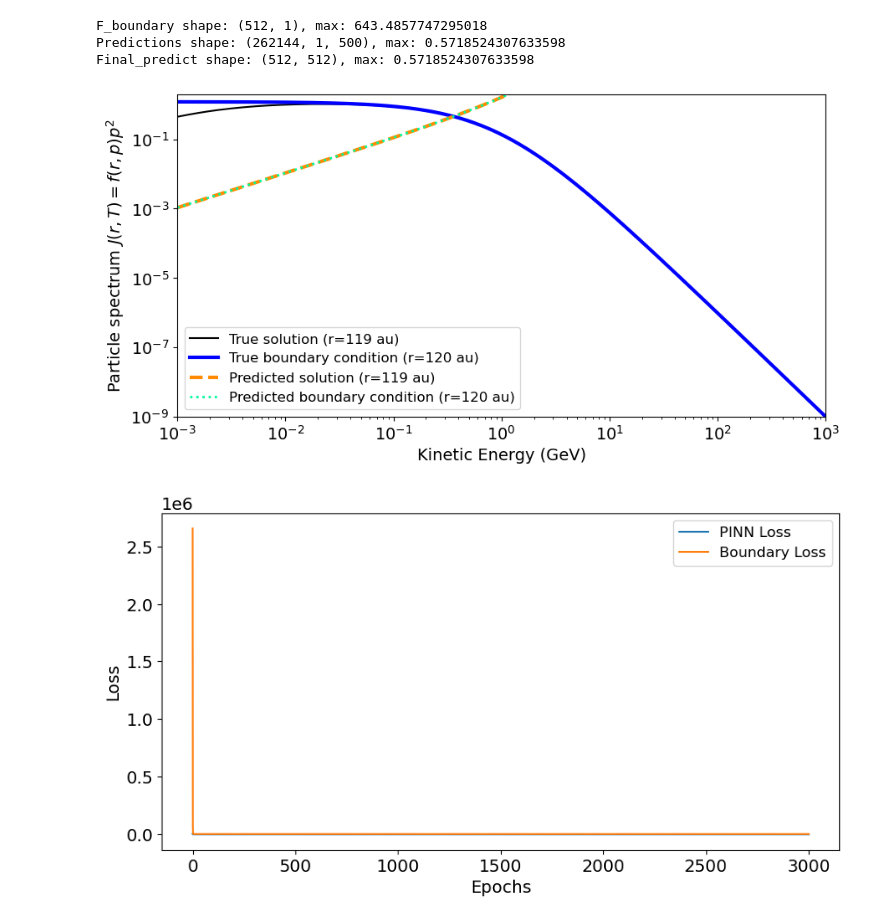
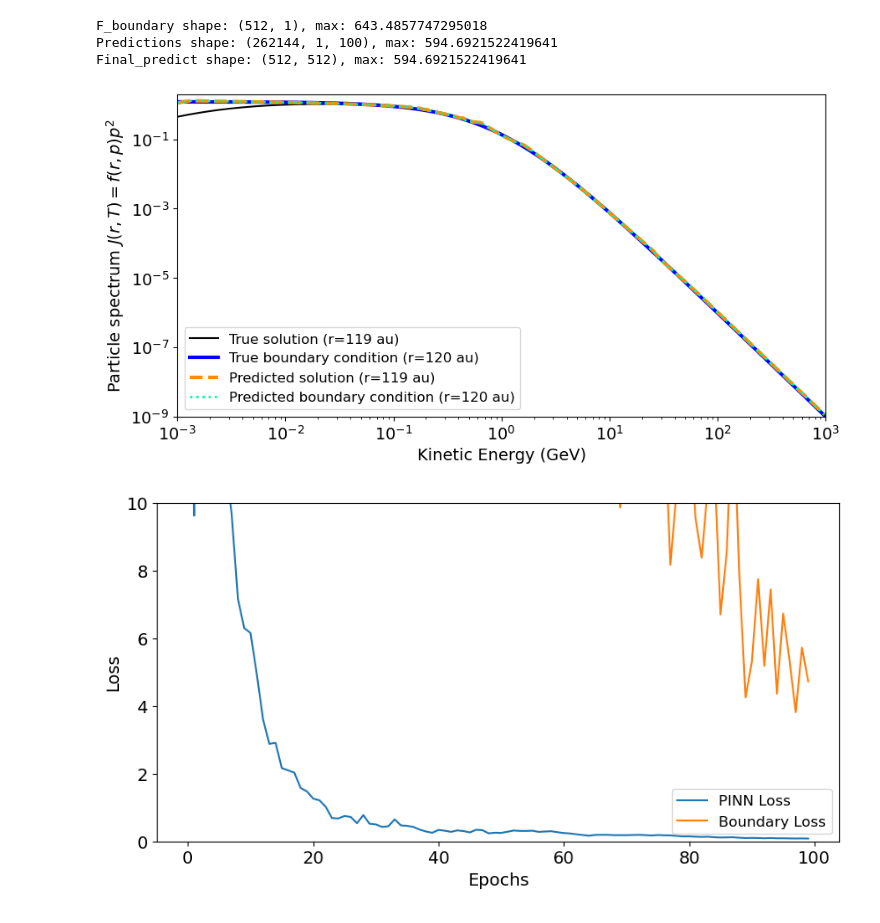
Before and after one commit to linneawolniewicz/pinns, a Jupyter notebook: figures/visualize.ipynb, the cells around one changed output. Saved outputs shown, nothing was run; the diff lists cells and outputs as text; code cells hidden in the pictures.

```diff
--- a/figures/visualize.ipynb
+++ b/figures/visualize.ipynb
@@ -9,7 +9,7 @@ from matplotlib.ticker import (LogLocator)
 from IPython.display import HTML
 mpl.rcParams.update({'font.size': 14})
 # %%
-filename = '3hundred_relu'
+filename = 'sherpa_id_11'
 
 # Load PINN outputs
 with open('pickles/pinn_loss_' + filename + '.pkl', 'rb') as file:
@@ -53,8 +53,8 @@ print(f'Predictions shape: {predictions.shape}, max: {np.max(predictions[:, :, -
 print(f'Final_predict shape: {final_predict.shape}, max: {np.max(final_predict[-1, :-1])}')
 # %% [output]
 F_boundary shape: (512, 1), max: 643.4857747295018
-Predictions shape: (262144, 1, 500), max: 0.5718524307633598
-Final_predict shape: (512, 512), max: 0.5718524307633598
+Predictions shape: (262144, 1, 100), max: 594.6921522419641
+Final_predict shape: (512, 512), max: 594.6921522419641
 # %%
 m = 0.938 # GeV/c^2
 
@@ -93,22 +93,22 @@ ax.legend(prop={'size': 12})
 
 plt.savefig('prediction.png')
 # %% [output]
-[figure, old version]
+[figure, new version]
 # %%
 # Plot loss
 fig = plt.figure(figsize=(10, 5))
 
 plt.plot(pinn_loss, label='PINN Loss')
 plt.plot(boundary_loss, label='Boundary Loss')
 
-# plt.ylim(0, 1.5)
+plt.ylim(0, 10)
 # plt.xlim(0, epochs)
 plt.xlabel('Epochs')
 plt.ylabel('Loss')
 plt.legend(prop={'size': 12})
 plt.savefig("loss.png")
 # %% [output]
-[figure, old version]
+[figure, new version]
 # %%
 # Visualize J(r, T) over the epochs
 for i in range(epochs):
```
Also changed, not shown: parts of 2 cells of this notebook, 3 other files.
